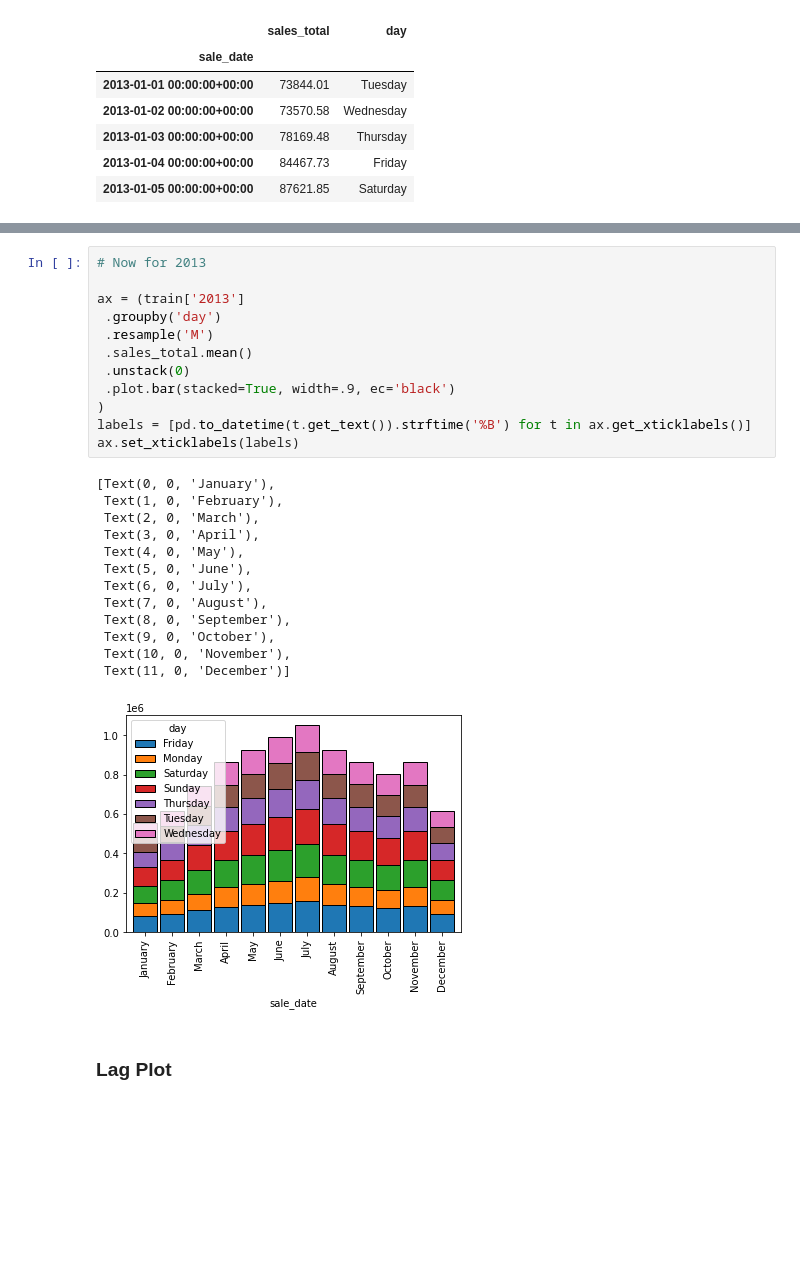
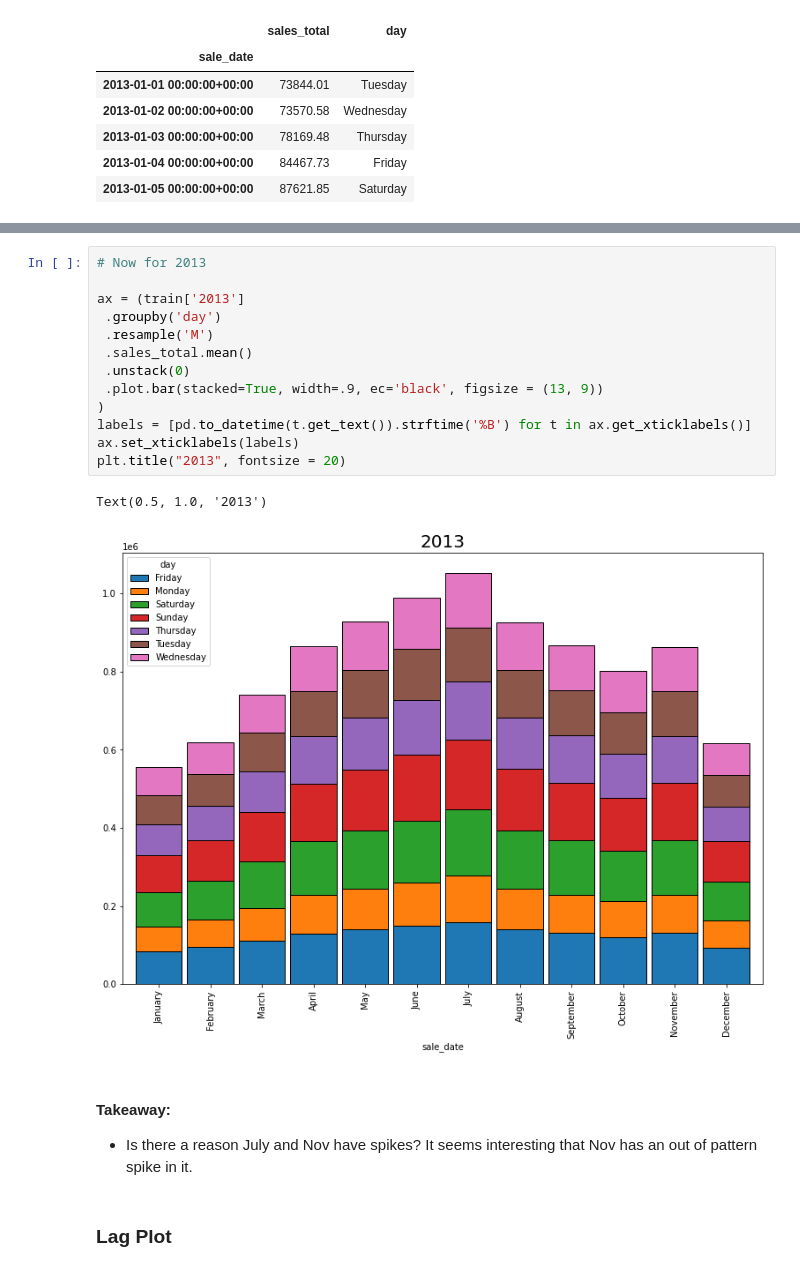
Before and after one commit to lukewbecker/time-series-exercises, a Jupyter notebook: explore_exercises.ipynb, the cells around one changed output, grey strips where cells are left out. Drawn from its saved outputs; the diff is of its cells as text; blank space fills up the shorter version.

```diff
--- a/explore_exercises.ipynb
+++ b/explore_exercises.ipynb
@@ -492,29 +488,23 @@ ax.set_xticklabels(labels)
 # %%
 # Now for 2013
 
 ax = (train['2013']
  .groupby('day')
  .resample('M')
  .sales_total.mean()
  .unstack(0)
- .plot.bar(stacked=True, width=.9, ec='black')
+ .plot.bar(stacked=True, width=.9, ec='black', figsize = (13, 9))
 )
 labels = [pd.to_datetime(t.get_text()).strftime('%B') for t in ax.get_xticklabels()]
 ax.set_xticklabels(labels)
+plt.title("2013", fontsize = 20)
 # %% [output]
-[Text(0, 0, 'January'),
- Text(1, 0, 'February'),
- Text(2, 0, 'March'),
- Text(3, 0, 'April'),
- Text(4, 0, 'May'),
- Text(5, 0, 'June'),
- Text(6, 0, 'July'),
- Text(7, 0, 'August'),
- Text(8, 0, 'September'),
- Text(9, 0, 'October'),
- Text(10, 0, 'November'),
- Text(11, 0, 'December')]
+Text(0.5, 1.0, '2013')
-[figure, old version]
+[figure, new version]
+# %% [markdown]
+#### Takeaway:
+
+- Is there a reason July and Nov have spikes? It seems interesting that Nov has an out of pattern spike in it.
 # %% [markdown]
 ### Lag Plot
 # %%
```
Also changed, not shown: parts of 23 cells of this notebook.
